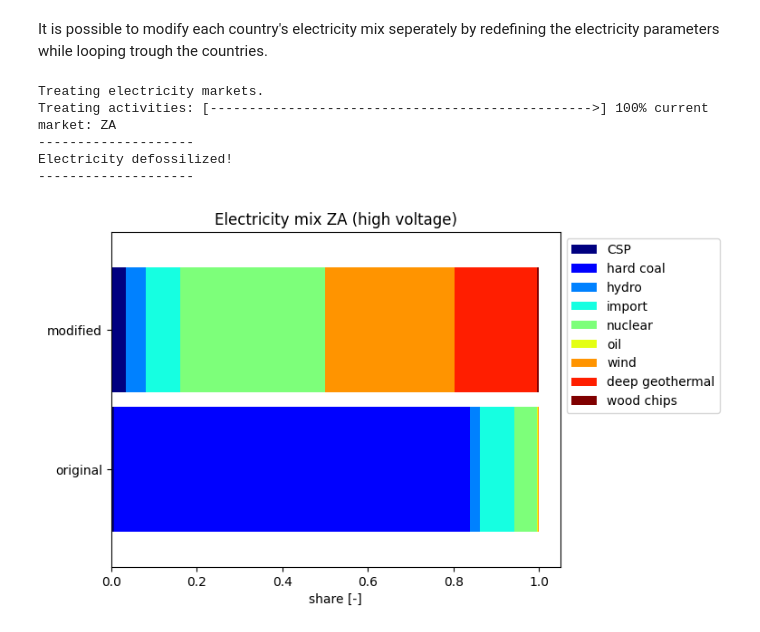
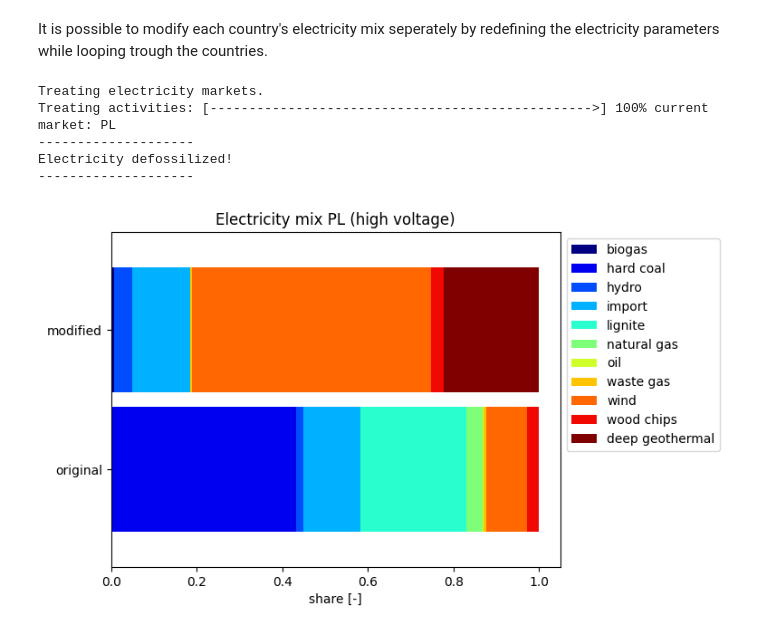
Before and after one commit to hschlesier/fossilfree_ecoinvent, a Jupyter notebook: notebook/Example.ipynb, the cells around one changed output. Saved outputs shown, nothing was run; the diff lists cells and outputs as text; code cells hidden in the pictures.

```diff
--- a/notebook/Example.ipynb
+++ b/notebook/Example.ipynb
@@ -135,7 +135,7 @@ ndb.electricity_locations
 # %% [markdown]
 For convenience, let us start with just one country. (Run the next line instead if you want to include all locations)
 # %%
-ndb.electricity_locations = ['MN'] #now only the mongolian grid would be modified
+ndb.electricity_locations = ['RU'] #now only the mongolian grid would be modified
 ndb.defossilize_electricity()
 # %% [output]
 Treating electricity markets.
@@ -297,7 +297,7 @@ import fossilfree_ecoinvent.electricity as ele
 
 ndb.f_e = 0
 
-country_code = 'ZA' #example for Japan
+country_code = 'PL' #example for Japan
 
 new_electricity_split_dict = {
 country_code:
@@ -335,14 +335,13 @@ for country_code in new_electricity_split_dict.keys():
                                  )
 # %% [output]
 Treating electricity markets.
-Treating activities: [------------------------------------------------->] 100% current market: ZA
+Treating activities: [------------------------------------------------->] 100% current market: PL
 --------------------
 Electricity defossilized!
 --------------------
 # %%
 import pandas as pd
 import matplotlib.pyplot as plt
-country_code = 'ZA'
 
 og_grid = [act for act in ndb.base_db if act['name']=='market for electricity, high voltage'
                                 and act['location']==country_code
@@ -354,31 +353,31 @@ ff_grid = [act for act in ndb.fossilfree_db if act['name']=='market for electric
 
 def get_type(name):
     typ = name.split(', ')[1]
     if 'PV' in name:
       typ='PV'
     elif 'high voltage' in typ:
       typ='import'
     elif 'power plant' in typ and not 'solar' in typ:
       typ='waste gas'
     elif 'parabolic' in typ or 'solar tower' in typ:
       typ='CSP'
     return typ
 
 def get_mix(act):
     mix_tuples = [(get_type(exc.input['name']), exc.amount) for exc in act.technosphere()
                     if exc.input['unit']=='kilowatt hour']
     df = pd.DataFrame(mix_tuples, columns=['source', 'value'])
     return df.set_index('source').groupby('source').sum()/sum(df.value)
 
 og_mix, ff_mix = [get_mix(act) for act in [og_grid, ff_grid]]
 
 fig, ax = plt.subplots(1,1)
 pd.concat([og_mix, ff_mix],axis=1).T.plot.barh(ax=ax, stacked=True, cmap='jet', width=0.9)
 ax.set_yticklabels(['original', 'modified'])
 ax.legend(bbox_to_anchor=(1, 1))
 ax.set_xlabel('share [-]')
 ax.set_title('Electricity mix {} (high voltage)'.format(country_code))
 
 plt.show()
 # %% [output]
-[figure, old version]
+[figure, new version]
```
Also changed, not shown: parts of 3 cells of this notebook, 1 other file.
